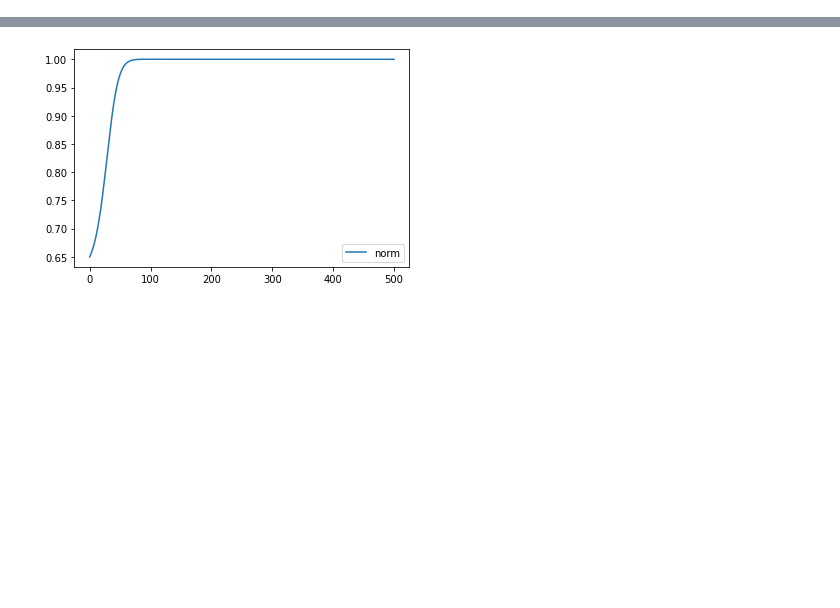
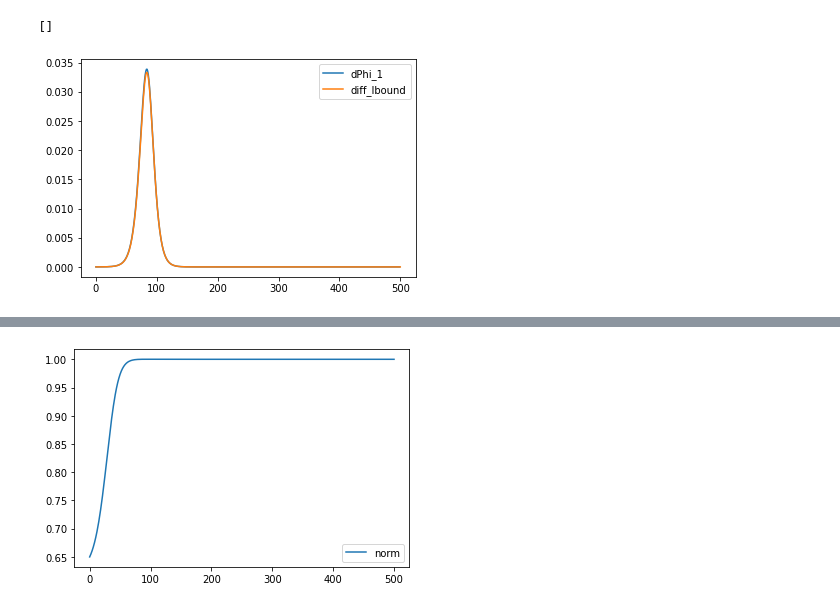
Before and after one commit to nikhil-ghosh-berkeley/gabor, a Jupyter notebook: notebooks/one-neuron-pop.ipynb, the cells around one changed output, grey strips where cells are left out. Saved outputs shown, nothing was run; the diff lists cells and outputs as text; code cells hidden in the pictures; blank space fills up the shorter version.

Commit message:
added diff lbound

```diff
--- a/notebooks/one-neuron-pop.ipynb
+++ b/notebooks/one-neuron-pop.ipynb
@@ -41 +48,11 @@ plt.show()
+# %%
+dPhi_1 = np.diff(Phi_1)
+diff_lbound = 4 * eta * Phi_1 * (1 - Phi_1)
+plt.plot(np.arange(iters), dPhi_1, label="dPhi_1")
+plt.plot(np.arange(iters + 1), diff_lbound, label="diff_lbound")
+plt.legend()
+plt.plot()
+# %% [output]
+[]
+[figure, added]
 # %%
```
Also changed, not shown: parts of 5 cells of this notebook.
